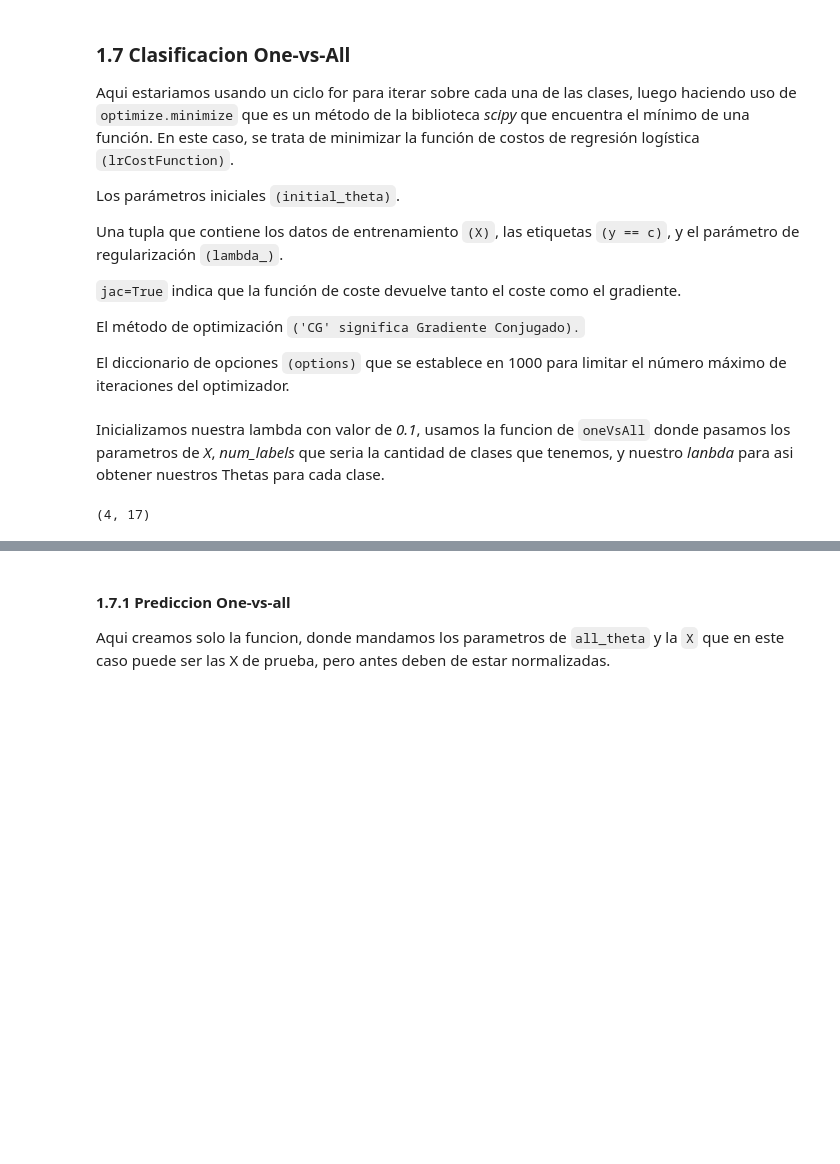
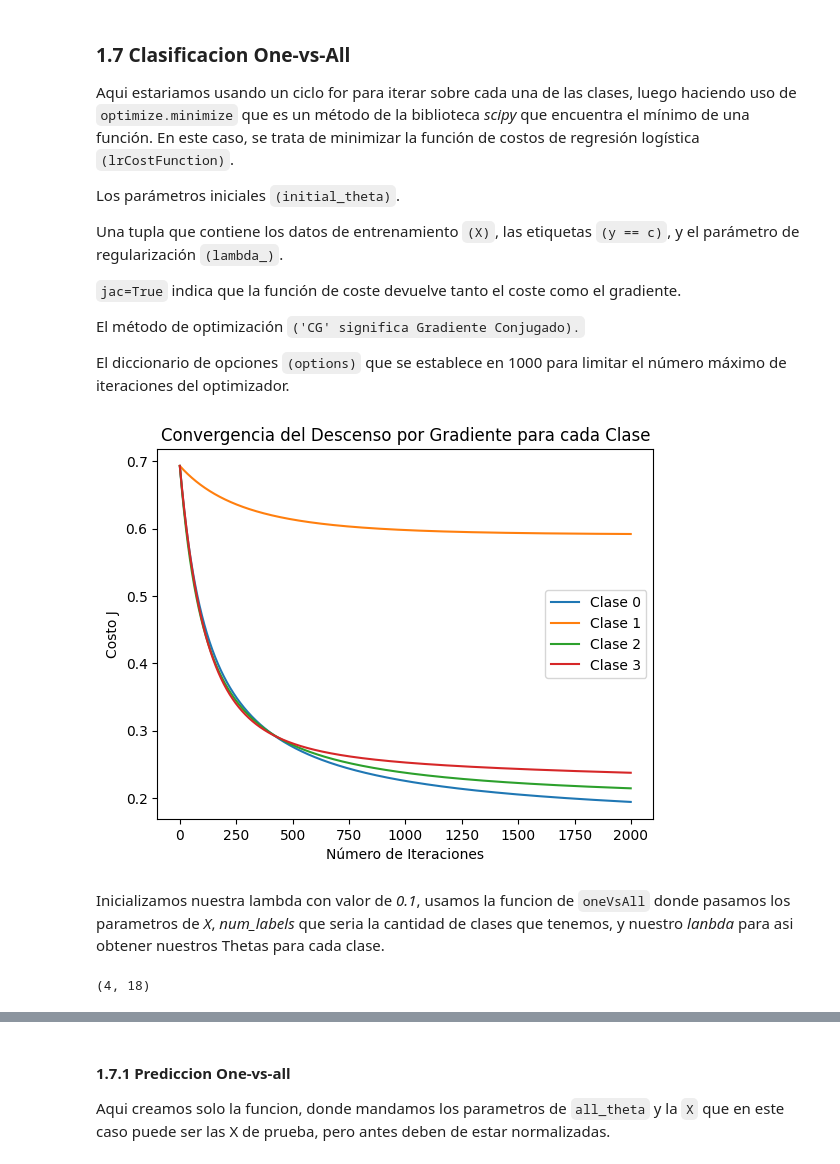
Before and after one commit to OrtegaJulio7/SIS420, a Jupyter notebook: Primer Parcial/1parcial.ipynb, the cells around one changed output, grey strips where cells are left out. Cells and saved outputs as stored; diff of their text form; code cells hidden in the pictures; blank space fills up the shorter version.

```diff
--- a/Primer Parcial/1parcial.ipynb
+++ b/Primer Parcial/1parcial.ipynb
@@ -467,0 +439,12 @@ def lrCostFunction(theta, X, y, lambda_):
+# %%
+def lrCostFunction(theta, X, y, lambda_):
+    m = y.size
+
+    h = sigmoid(X.dot(theta))
+    temp = theta.copy()
+    temp[0] = 0
+
+    J = (1 / m) * (-y.T.dot(np.log(h)) - (1 - y).T.dot(np.log(1 - h))) + (lambda_ / (2 * m)) * np.sum(np.square(temp))
+    grad = (1 / m) * X.T.dot(h - y) + (lambda_ / m) * temp
+
+    return J, grad
@@ -468,3 +453,16 @@ def lrCostFunction(theta, X, y, lambda_):
+# %%
+def gradientDescent(X, y, theta, alpha, num_iters, lambda_):
+    J_history = [] # Lista para almacenar el valor de la función de costo en cada iteración
+    # Bucle de iteración para realizar el descenso por gradiente
+    for i in range(num_iters):
+        # Calcula la función de costo y el gradiente usando lrCostFunction
+        J, grad = lrCostFunction(theta, X, y, lambda_)
+        # Actualiza los parámetros theta en la dirección opuesta al gradiente
+        theta -= alpha * grad  # Actualización de theta
+        # Almacena el valor de la función de costo en la lista J_history
+        J_history.append(J)
+
+    return theta, J_history
 # %% [markdown]
 ### 1.7 Clasificacion One-vs-All
 Aqui estariamos usando un ciclo for para iterar sobre cada una de las clases, luego haciendo uso de `optimize.minimize` que es un método de la biblioteca *scipy* que encuentra el mínimo de una función. En este caso, se trata de minimizar la función de costos de regresión logística `(lrCostFunction)`.
@@ -536,12 +511,38 @@ def oneVsAll(X, y, num_labels, lambda_):
+# %%
+# Supongamos que ya tienes X_train y y_train
+num_labels = len(np.unique(y))
+lambda_ = 0.1
+alpha = 0.01
+num_iters = 2000
+
+all_theta, all_J_history = oneVsAll(X, y, num_labels, lambda_, alpha, num_iters)
+
+# Graficar el historial de costos para cada clase
+for i in range(num_labels):
+    plt.plot(np.arange(len(all_J_history[i])), all_J_history[i], label=f'Clase {i}')
+
+plt.xlabel('Número de Iteraciones')
+plt.ylabel('Costo J')
+plt.title('Convergencia del Descenso por Gradiente para cada Clase')
+plt.legend()
+plt.show()
+# %% [output]
+[figure, added]
 # %% [markdown]
 Inicializamos nuestra lambda con valor de *0.1*, usamos la funcion de `oneVsAll` donde pasamos los parametros de *X*, *num_labels* que seria la cantidad de clases que tenemos, y nuestro *lanbda* para asi obtener nuestros Thetas para cada clase.
 # %%
-#defimos el valor de lambda
-lambda_ = 0.1 #Este parámetro controla el grado de regularización durante el entrenamiento del modelo de regresión logística
-all_theta = oneVsAll(X, y, num_labels, lambda_)
+# Entrenamiento
+lambda_ = 0.1  # Este parámetro controla el grado de regularización
+alpha = 0.01   # Tasa de aprendizaje
+num_iters = 300  # Número de iteraciones
+
+# Llamada a la función oneVsAll, que devuelve una tupla (all_theta, all_J_history)
+all_theta, all_J_history = oneVsAll(X, y, num_labels, lambda_, alpha, num_iters)
+
+# Ahora, accede a la forma (shape) de `all_theta`
 print(all_theta.shape)
 # %% [output]
-(4, 17)
+(4, 18)
 # %%
 print(all_theta)
 # %% [output]
```
Also changed, not shown: parts of 9 cells of this notebook.
